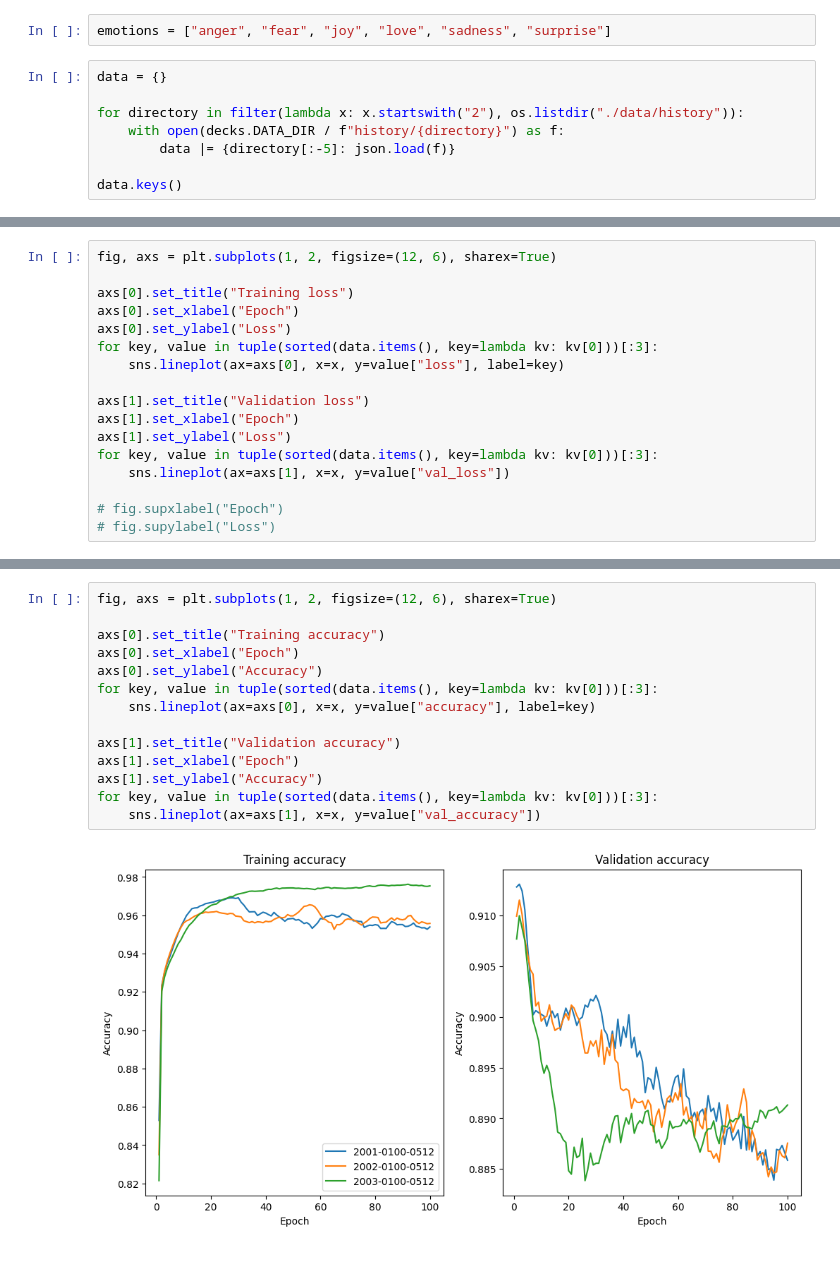
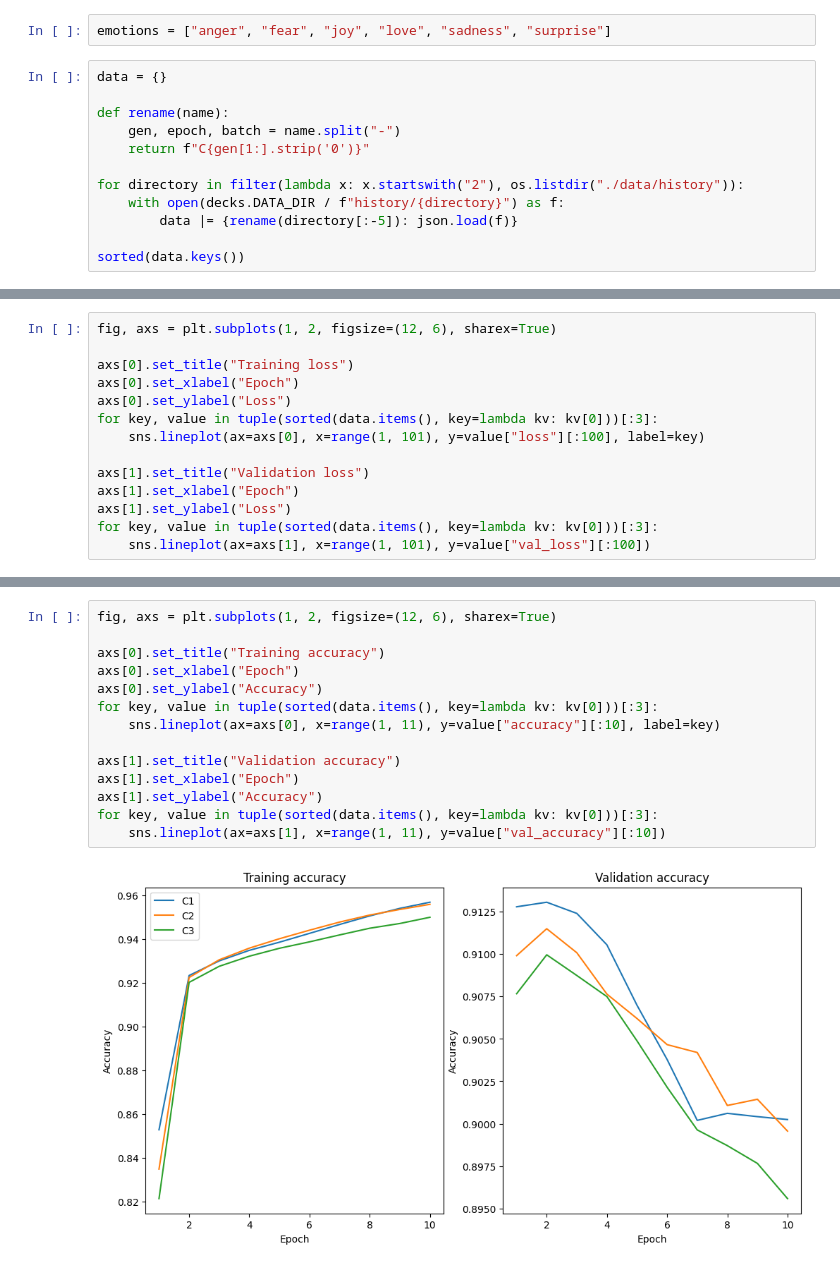
Before and after one commit to parafoxia/decks, a Jupyter notebook: eval_net.ipynb, the cells around one changed output, grey strips where cells are left out. Cells and saved outputs as stored; diff of their text form.

```diff
--- a/eval_net.ipynb
+++ b/eval_net.ipynb
@@ -39,9 +48,13 @@ emotions = ["anger", "fear", "joy", "love", "sadness", "surprise"]
 # %%
 data = {}
 
+def rename(name):
+    gen, epoch, batch = name.split("-")
+    return f"C{gen[1:].strip('0')}"
+
 for directory in filter(lambda x: x.startswith("2"), os.listdir("./data/history")):
     with open(decks.DATA_DIR / f"history/{directory}") as f:
-        data |= {directory[:-5]: json.load(f)}
+        data |= {rename(directory[:-5]): json.load(f)}
 
-data.keys()
+sorted(data.keys())
 # %% [output]
@@ -55,14 +66,11 @@ axs[0].set_title("Training loss")
 axs[0].set_xlabel("Epoch")
 axs[0].set_ylabel("Loss")
 for key, value in tuple(sorted(data.items(), key=lambda kv: kv[0]))[:3]:
-    sns.lineplot(ax=axs[0], x=x, y=value["loss"], label=key)
+    sns.lineplot(ax=axs[0], x=range(1, 101), y=value["loss"][:100], label=key)
 
 axs[1].set_title("Validation loss")
 axs[1].set_xlabel("Epoch")
 axs[1].set_ylabel("Loss")
 for key, value in tuple(sorted(data.items(), key=lambda kv: kv[0]))[:3]:
-    sns.lineplot(ax=axs[1], x=x, y=value["val_loss"])
-
-# fig.supxlabel("Epoch")
-# fig.supylabel("Loss")
+    sns.lineplot(ax=axs[1], x=range(1, 101), y=value["val_loss"][:100])
 # %% [output]
@@ -70,19 +78,19 @@ for key, value in tuple(sorted(data.items(), key=lambda kv: kv[0]))[:3]:
 # %%
 fig, axs = plt.subplots(1, 2, figsize=(12, 6), sharex=True)
 
 axs[0].set_title("Training accuracy")
 axs[0].set_xlabel("Epoch")
 axs[0].set_ylabel("Accuracy")
 for key, value in tuple(sorted(data.items(), key=lambda kv: kv[0]))[:3]:
-    sns.lineplot(ax=axs[0], x=x, y=value["accuracy"], label=key)
+    sns.lineplot(ax=axs[0], x=range(1, 11), y=value["accuracy"][:10], label=key)
 
 axs[1].set_title("Validation accuracy")
 axs[1].set_xlabel("Epoch")
 axs[1].set_ylabel("Accuracy")
 for key, value in tuple(sorted(data.items(), key=lambda kv: kv[0]))[:3]:
-    sns.lineplot(ax=axs[1], x=x, y=value["val_accuracy"])
+    sns.lineplot(ax=axs[1], x=range(1, 11), y=value["val_accuracy"][:10])
 # %% [output]
-[figure, old version]
+[figure, new version]
 # %%
 fig, axs = plt.subplots(1, 2, figsize=(12, 6), sharex=True)
 
```
Also changed, not shown: parts of 15 cells of this notebook, 1 other file.
